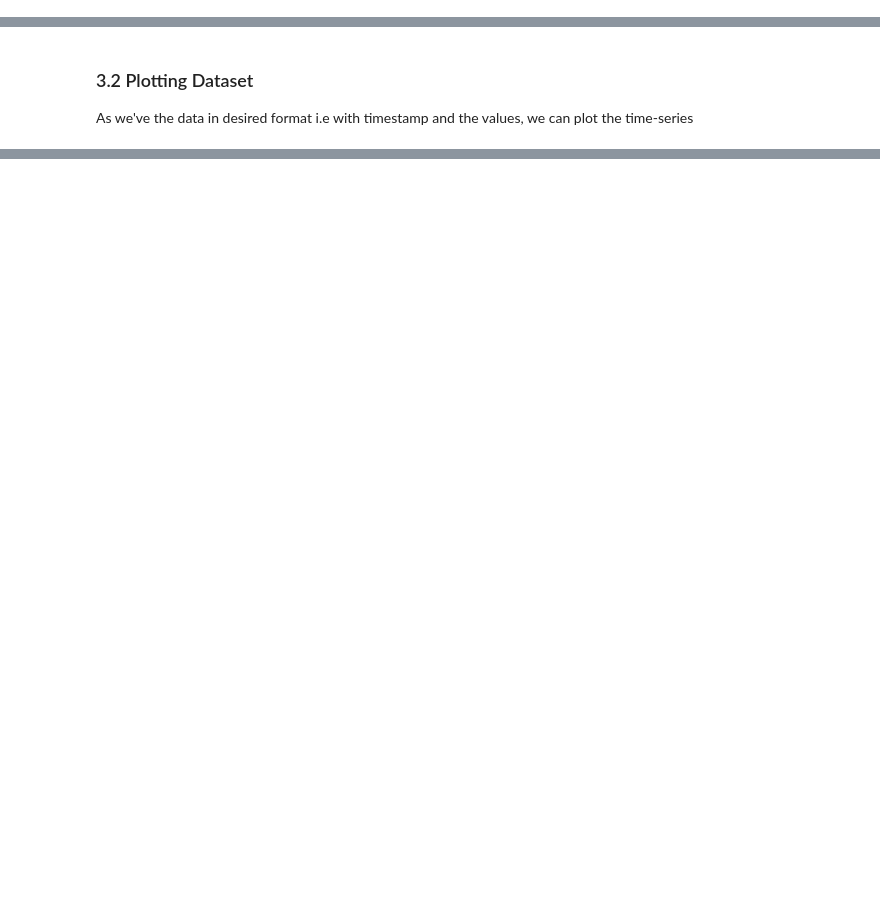
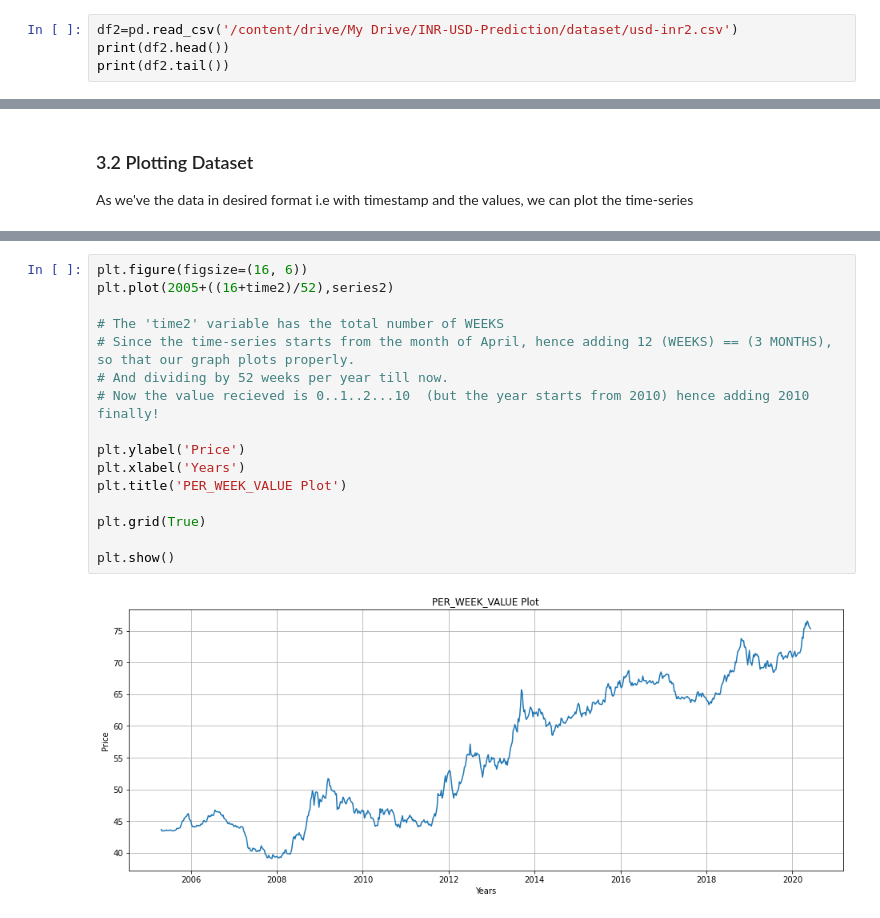
Before and after one commit to immohann/INR-USD-Analysis, a Jupyter notebook: INR_USD_Prediction.ipynb, the cells around one changed output, grey strips where cells are left out. Drawn from its saved outputs; the diff is of its cells as text; blank space fills up the shorter version.

```diff
--- a/INR_USD_Prediction.ipynb
+++ b/INR_USD_Prediction.ipynb
@@ -59,0 +75,4 @@ memory usage: 101.1+ KB
+# %%
+df2=pd.read_csv('/content/drive/My Drive/INR-USD-Prediction/dataset/usd-inr2.csv')
+print(df2.head())
+print(df2.tail())
@@ -92,0 +213,18 @@ As we've the data in desired format i.e with timestamp and the values, we can pl
+# %%
+plt.figure(figsize=(16, 6))
+plt.plot(2005+((16+time2)/52),series2)
+
+# The 'time2' variable has the total number of WEEKS
+# Since the time-series starts from the month of April, hence adding 12 (WEEKS) == (3 MONTHS), so that our graph plots properly.
+# And dividing by 52 weeks per year till now.
+# Now the value recieved is 0..1..2...10  (but the year starts from 2010) hence adding 2010 finally!
+
+plt.ylabel('Price')
+plt.xlabel('Years')
+plt.title('PER_WEEK_VALUE Plot')
+
+plt.grid(True)
+
+plt.show()
+# %% [output]
+[figure, added]
```
Also changed, not shown: parts of 34 cells of this notebook.
